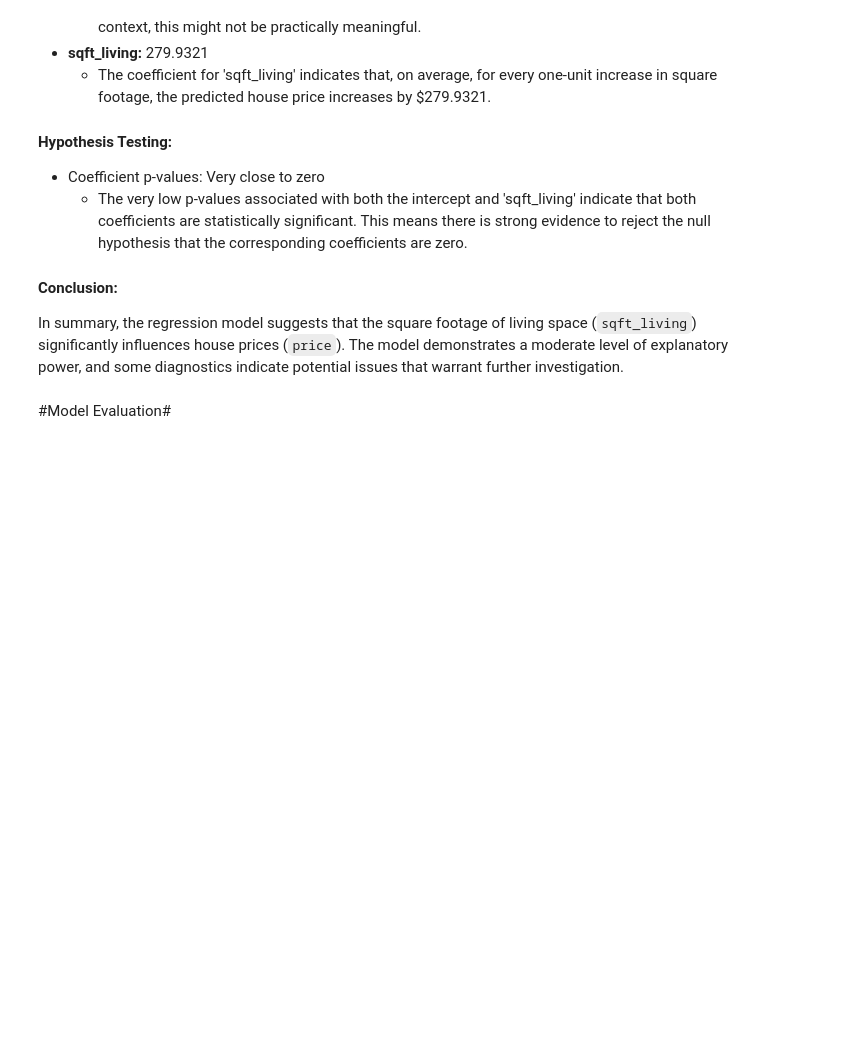
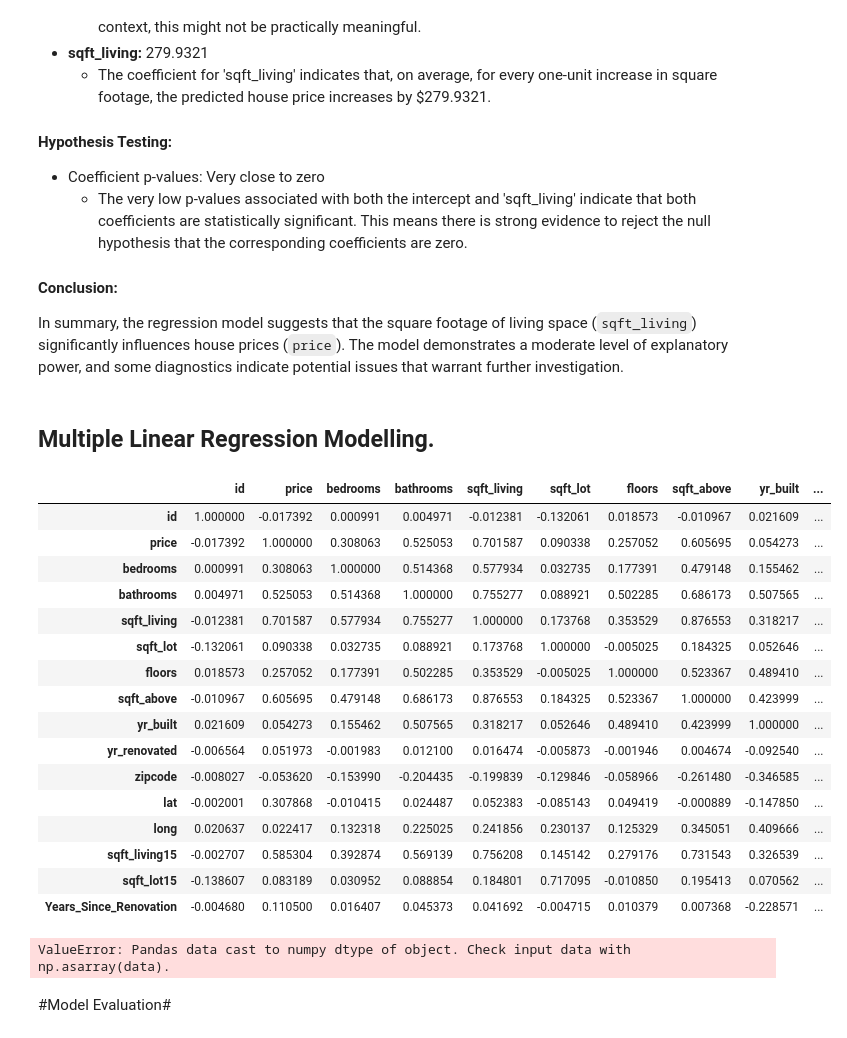
Before and after one commit to CarolineNjorog3/RenoStrategix-Transforming-Homes-Elevating-Values, a Jupyter notebook: student.ipynb, the cells around one changed output. Cells and saved outputs as stored; diff of their text form; code cells hidden in the pictures; blank space fills up the shorter version.

Commit message:
errors and commit

```diff
--- a/student.ipynb
+++ b/student.ipynb
@@ -339,6 +339,47 @@ strong multicollinearity or other numerical problems.
 
 #### Conclusion:
 In summary, the regression model suggests that the square footage of living space (`sqft_living`) significantly influences house prices (`price`). The model demonstrates a moderate level of explanatory power, and some diagnostics indicate potential issues that warrant further investigation.
+# %% [markdown]
+## Multiple Linear Regression Modelling.
+# %%
+data.corr()
+# %% [output]
+|  | id | price | bedrooms | bathrooms | sqft_living | sqft_lot | floors | sqft_above | yr_built | ... |
+| id | 1.000000 | -0.017392 | 0.000991 | 0.004971 | -0.012381 | -0.132061 | 0.018573 | -0.010967 | 0.021609 | ... |
+| price | -0.017392 | 1.000000 | 0.308063 | 0.525053 | 0.701587 | 0.090338 | 0.257052 | 0.605695 | 0.054273 | ... |
+| bedrooms | 0.000991 | 0.308063 | 1.000000 | 0.514368 | 0.577934 | 0.032735 | 0.177391 | 0.479148 | 0.155462 | ... |
+| bathrooms | 0.004971 | 0.525053 | 0.514368 | 1.000000 | 0.755277 | 0.088921 | 0.502285 | 0.686173 | 0.507565 | ... |
+| sqft_living | -0.012381 | 0.701587 | 0.577934 | 0.755277 | 1.000000 | 0.173768 | 0.353529 | 0.876553 | 0.318217 | ... |
+| sqft_lot | -0.132061 | 0.090338 | 0.032735 | 0.088921 | 0.173768 | 1.000000 | -0.005025 | 0.184325 | 0.052646 | ... |
+| floors | 0.018573 | 0.257052 | 0.177391 | 0.502285 | 0.353529 | -0.005025 | 1.000000 | 0.523367 | 0.489410 | ... |
+| sqft_above | -0.010967 | 0.605695 | 0.479148 | 0.686173 | 0.876553 | 0.184325 | 0.523367 | 1.000000 | 0.423999 | ... |
+| yr_built | 0.021609 | 0.054273 | 0.155462 | 0.507565 | 0.318217 | 0.052646 | 0.489410 | 0.423999 | 1.000000 | ... |
+| yr_renovated | -0.006564 | 0.051973 | -0.001983 | 0.012100 | 0.016474 | -0.005873 | -0.001946 | 0.004674 | -0.092540 | ... |
+| zipcode | -0.008027 | -0.053620 | -0.153990 | -0.204435 | -0.199839 | -0.129846 | -0.058966 | -0.261480 | -0.346585 | ... |
+| lat | -0.002001 | 0.307868 | -0.010415 | 0.024487 | 0.052383 | -0.085143 | 0.049419 | -0.000889 | -0.147850 | ... |
+| long | 0.020637 | 0.022417 | 0.132318 | 0.225025 | 0.241856 | 0.230137 | 0.125329 | 0.345051 | 0.409666 | ... |
+| sqft_living15 | -0.002707 | 0.585304 | 0.392874 | 0.569139 | 0.756208 | 0.145142 | 0.279176 | 0.731543 | 0.326539 | ... |
+| sqft_lot15 | -0.138607 | 0.083189 | 0.030952 | 0.088854 | 0.184801 | 0.717095 | -0.010850 | 0.195413 | 0.070562 | ... |
+| Years_Since_Renovation | -0.004680 | 0.110500 | 0.016407 | 0.045373 | 0.041692 | -0.004715 | 0.010379 | 0.007368 | -0.228571 | ... |
+# %%
+import statsmodels.api as sm
+
+# Assuming 'data' is your DataFrame
+# Define the dependent variable 'y' and independent variables 'X'
+y = data['price']
+X = data[['sqft_living', 'bedrooms', 'bathrooms', 'waterfront','view','condition','lat','long','sqft_above','sqft_lot','floors','yr_built','yr_renovated','zipcode','Years_Since_Renovation']]
+
+
+# Add a constant term to the independent variables
+X = sm.add_constant(X)
+
+# Create and fit the multiple linear regression model
+model = sm.OLS(y, X).fit()
+
+# Print the summary of the regression
+print(model.summary())
+# %% [output]
+ValueError: Pandas data cast to numpy dtype of object. Check input data with np.asarray(data).
 # %% [markdown]
 #Model Evaluation#
 # %% [markdown]
```
Also changed, not shown: parts of 1 cell of this notebook.
